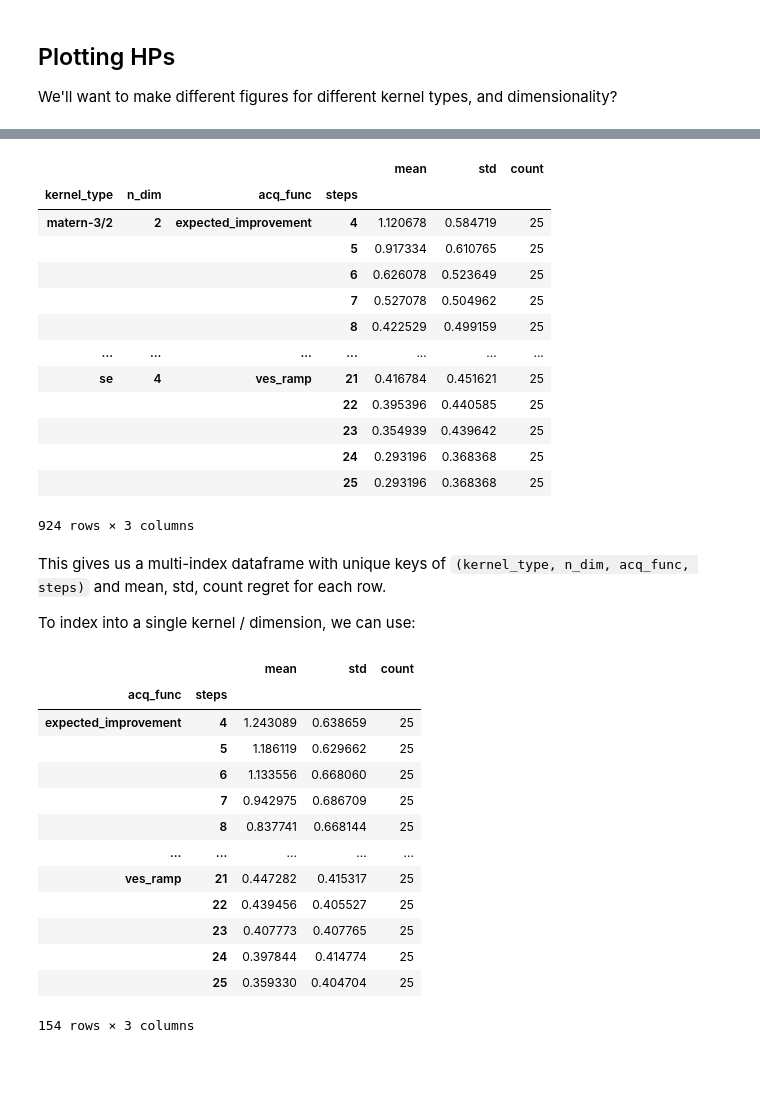
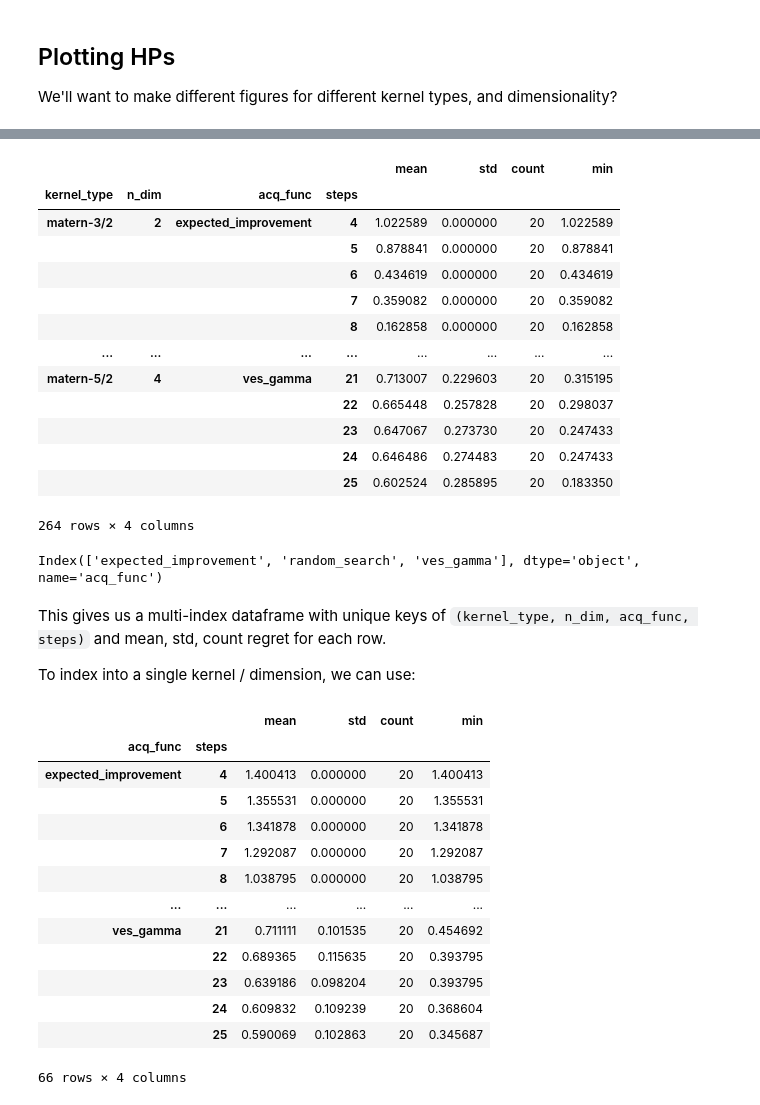
Before and after one commit to graphcore-research/mes, a Jupyter notebook: paper_plots/analyze.ipynb, the cells around one changed output, grey strips where cells are left out. Cells and saved outputs as stored; diff of their text form; code cells hidden in the pictures; blank space fills up the shorter version.

```diff
--- a/paper_plots/analyze.ipynb
+++ b/paper_plots/analyze.ipynb
@@ -19,5 +20,9 @@ df["regret"] = df.apply(lambda x: x["y_true_max"] - np.array(x["y_max_history"])
 df = df.drop(columns=["y_true_max", "final_y_max", "y_max_history"]) # cleanup rows
 df = df.explode(["regret", "steps"], ignore_index=True) # explode history into seperate rows
 df["regret"] = pd.to_numeric(df["regret"], errors="raise")
+
+# mean regret over the `n_y` runs
+cols2group = [c for c in df.columns if c not in {"run_id", "regret"}]
+df = df.groupby(cols2group).mean().drop(columns="run_id").reset_index()
 df
 # %% [output]
@@ -37,22 +74,26 @@ df
 # %%
-regret_df = df.groupby(['kernel_type', 'n_dim', 'acq_func', 'steps'])
-regret_df = regret_df['regret'].agg(['mean', 'std', 'count'])
+regret_df = df.groupby(['kernel_type', 'n_dim', 'acq_func', 'steps']) # 'lr', 'wd'
+regret_df = regret_df['regret'].agg(['mean', 'std', 'count', 'min'])
 regret_df # multi-index of key: (kernel_type, n_dim, acq_func, steps)
 # %% [output]
-|  |  |  |  | mean | std | count |
-| kernel_type | n_dim | acq_func | steps |  |  |  |
-| matern-3/2 | 2 | expected_improvement | 4 | 1.120678 | 0.584719 | 25 |
-|  |  |  | 5 | 0.917334 | 0.610765 | 25 |
-|  |  |  | 6 | 0.626078 | 0.523649 | 25 |
-|  |  |  | 7 | 0.527078 | 0.504962 | 25 |
-|  |  |  | 8 | 0.422529 | 0.499159 | 25 |
-| ... | ... | ... | ... | ... | ... | ... |
-| se | 4 | ves_ramp | 21 | 0.416784 | 0.451621 | 25 |
-|  |  |  | 22 | 0.395396 | 0.440585 | 25 |
-|  |  |  | 23 | 0.354939 | 0.439642 | 25 |
-|  |  |  | 24 | 0.293196 | 0.368368 | 25 |
-|  |  |  | 25 | 0.293196 | 0.368368 | 25 |
+|  |  |  |  | mean | std | count | min |
+| kernel_type | n_dim | acq_func | steps |  |  |  |  |
+| matern-3/2 | 2 | expected_improvement | 4 | 1.022589 | 0.000000 | 20 | 1.022589 |
+|  |  |  | 5 | 0.878841 | 0.000000 | 20 | 0.878841 |
+|  |  |  | 6 | 0.434619 | 0.000000 | 20 | 0.434619 |
+|  |  |  | 7 | 0.359082 | 0.000000 | 20 | 0.359082 |
+|  |  |  | 8 | 0.162858 | 0.000000 | 20 | 0.162858 |
+| ... | ... | ... | ... | ... | ... | ... | ... |
+| matern-5/2 | 4 | ves_gamma | 21 | 0.713007 | 0.229603 | 20 | 0.315195 |
+|  |  |  | 22 | 0.665448 | 0.257828 | 20 | 0.298037 |
+|  |  |  | 23 | 0.647067 | 0.273730 | 20 | 0.247433 |
+|  |  |  | 24 | 0.646486 | 0.274483 | 20 | 0.247433 |
+|  |  |  | 25 | 0.602524 | 0.285895 | 20 | 0.183350 |
-924 rows × 3 columns
+264 rows × 4 columns
+# %%
+regret_df.index.get_level_values("acq_func").unique()
+# %% [output]
+Index(['expected_improvement', 'random_search', 'ves_gamma'], dtype='object', name='acq_func')
 # %% [markdown]
 This gives us a multi-index dataframe with unique keys of `(kernel_type, n_dim, acq_func, steps)` and mean, std, count regret for each row.
 
@@ -60,18 +101,18 @@ To index into a single kernel / dimension, we can use:
 # %%
 regret_df.loc[('matern-3/2', 4)]
 # %% [output]
-|  |  | mean | std | count |
-| acq_func | steps |  |  |  |
-| expected_improvement | 4 | 1.243089 | 0.638659 | 25 |
-|  | 5 | 1.186119 | 0.629662 | 25 |
-|  | 6 | 1.133556 | 0.668060 | 25 |
-|  | 7 | 0.942975 | 0.686709 | 25 |
-|  | 8 | 0.837741 | 0.668144 | 25 |
-| ... | ... | ... | ... | ... |
-| ves_ramp | 21 | 0.447282 | 0.415317 | 25 |
-|  | 22 | 0.439456 | 0.405527 | 25 |
-|  | 23 | 0.407773 | 0.407765 | 25 |
-|  | 24 | 0.397844 | 0.414774 | 25 |
-|  | 25 | 0.359330 | 0.404704 | 25 |
+|  |  | mean | std | count | min |
+| acq_func | steps |  |  |  |  |
+| expected_improvement | 4 | 1.400413 | 0.000000 | 20 | 1.400413 |
+|  | 5 | 1.355531 | 0.000000 | 20 | 1.355531 |
+|  | 6 | 1.341878 | 0.000000 | 20 | 1.341878 |
+|  | 7 | 1.292087 | 0.000000 | 20 | 1.292087 |
+|  | 8 | 1.038795 | 0.000000 | 20 | 1.038795 |
+| ... | ... | ... | ... | ... | ... |
+| ves_gamma | 21 | 0.711111 | 0.101535 | 20 | 0.454692 |
+|  | 22 | 0.689365 | 0.115635 | 20 | 0.393795 |
+|  | 23 | 0.639186 | 0.098204 | 20 | 0.393795 |
+|  | 24 | 0.609832 | 0.109239 | 20 | 0.368604 |
+|  | 25 | 0.590069 | 0.102863 | 20 | 0.345687 |
-154 rows × 3 columns
+66 rows × 4 columns
 # %%
```
Also changed, not shown: parts of 6 cells of this notebook.
